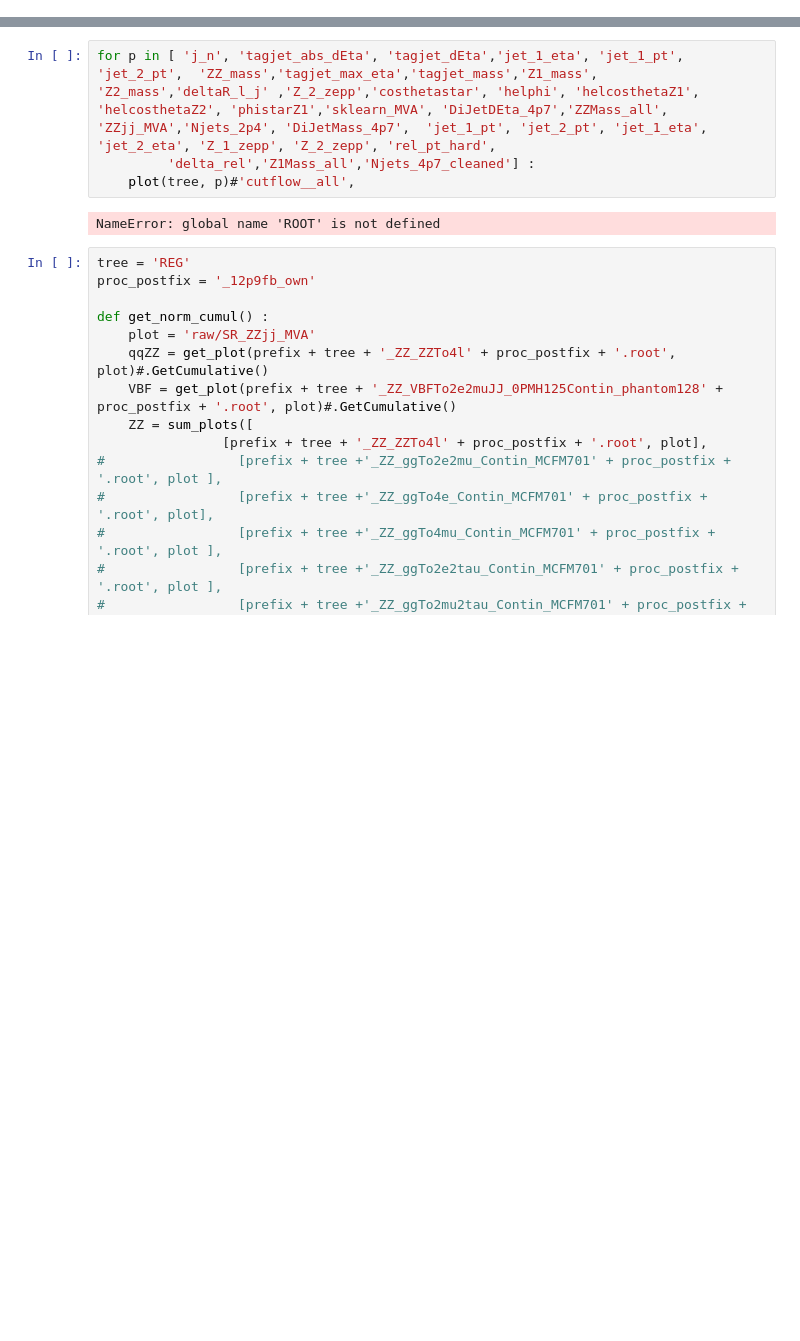
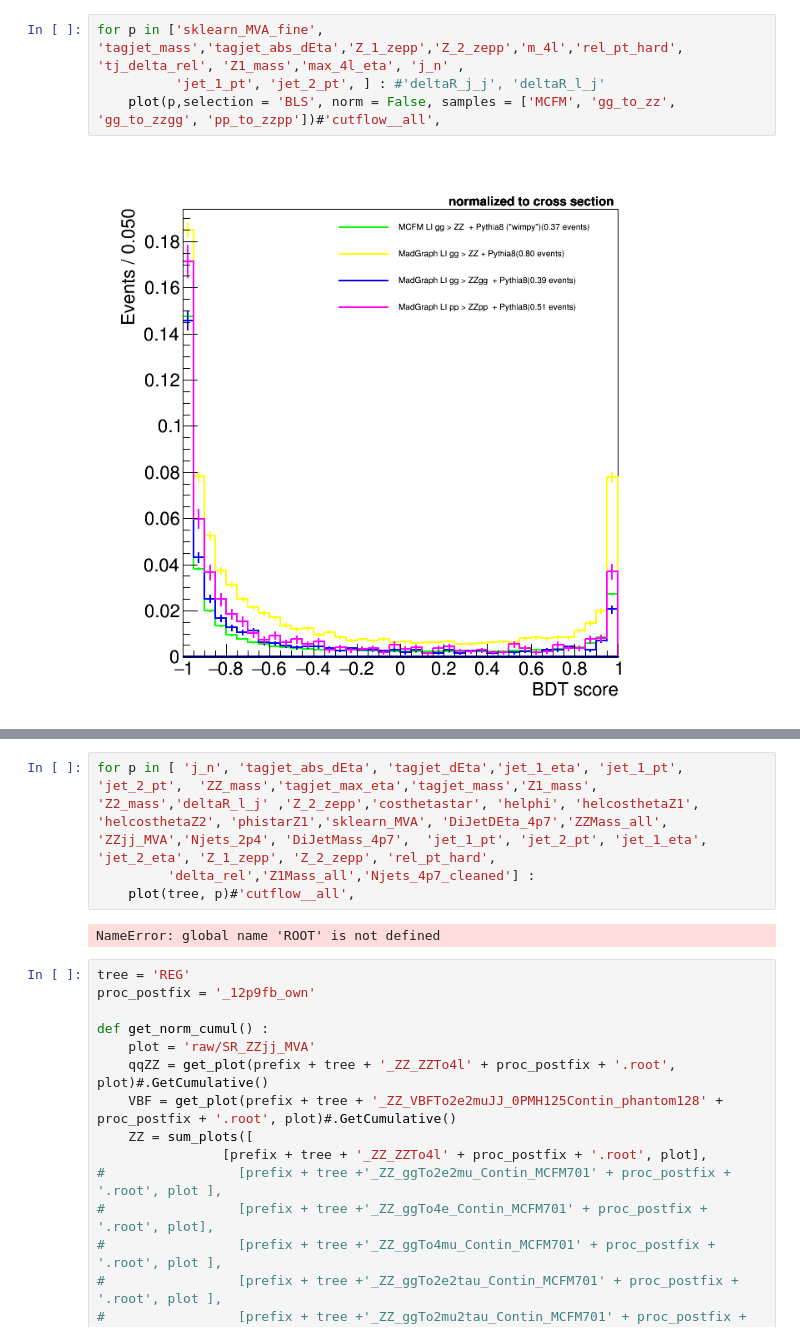
Before and after one commit to Werbellin/ZZjj_GEN_study, a Jupyter notebook: GEN_Level_study.ipynb, the cells around one changed output, grey strips where cells are left out. Cells and saved outputs as stored; diff of their text form; blank space fills up the shorter version.

```diff
--- a/GEN_Level_study.ipynb
+++ b/GEN_Level_study.ipynb
@@ -9,0 +19,6 @@ Welcome to ROOTaaS 6.05/02
+# %%
+for p in ['sklearn_MVA_fine', 'tagjet_mass','tagjet_abs_dEta','Z_1_zepp','Z_2_zepp','m_4l','rel_pt_hard', 'tj_delta_rel', 'Z1_mass','max_4l_eta', 'j_n' ,
+          'jet_1_pt', 'jet_2_pt', ] : #'deltaR_j_j', 'deltaR_l_j'
+    plot(p,selection = 'BLS', norm = False, samples = ['MCFM', 'gg_to_zz', 'gg_to_zzgg', 'pp_to_zzpp'])#'cutflow__all',
+# %% [output]
+[figure, added]
```
Also changed, not shown: parts of 9 cells of this notebook.
